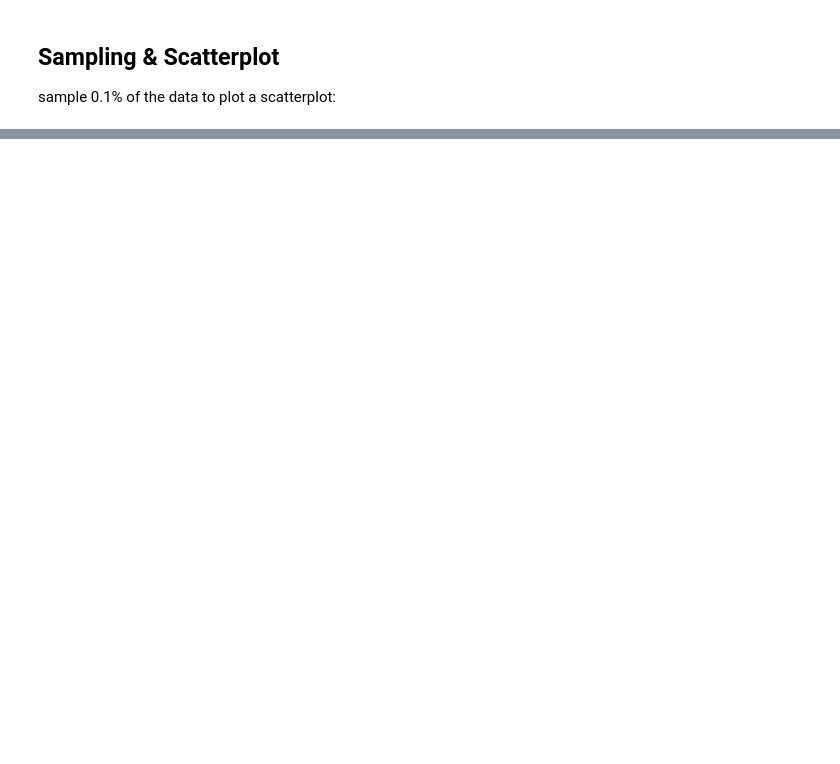
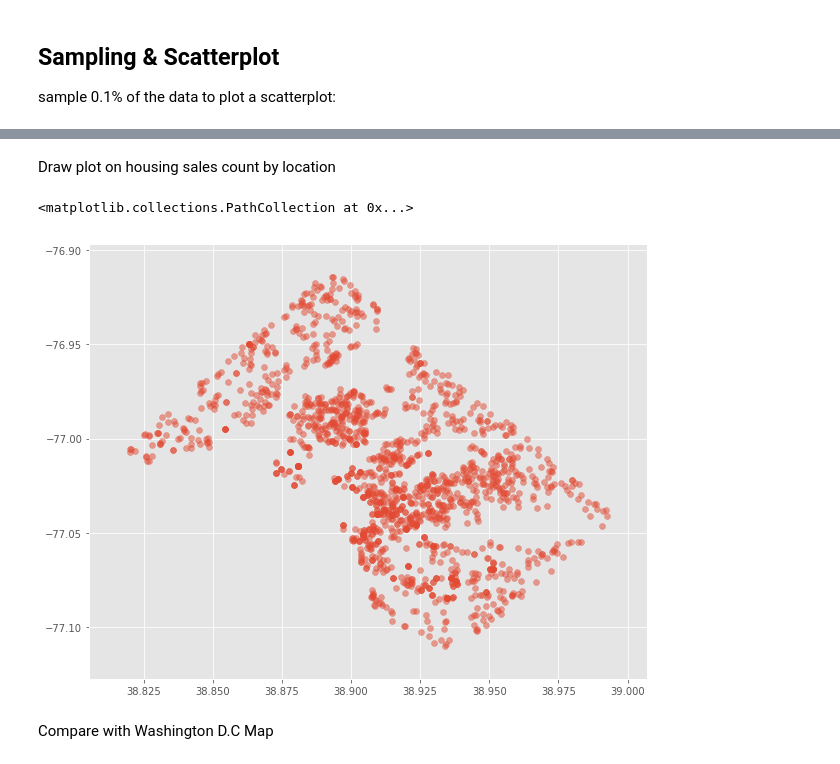
Before and after one commit to elieric/is843, a Jupyter notebook: assignment_1.ipynb, the cells around one changed output, grey strips where cells are left out. Saved outputs shown, nothing was run; the diff lists cells and outputs as text; code cells hidden in the pictures; blank space fills up the shorter version.

```diff
--- a/assignment_1.ipynb
+++ b/assignment_1.ipynb
@@ -218,7 +438,7 @@ df1[["total_sales_amount" ]].plot.bar().invert_xaxis()
 ## Sampling & Scatterplot
 sample 0.1% of the data to plot a scatterplot:
 # %%
-df_sample = df.sample(withReplacement = False, fraction = 0.001, seed = 8)
+df_sample = df.sample(withReplacement = False, fraction = 0.01, seed = 8)
 
 # Convert to Pandas
 py_df_sample = df_sample.toPandas()
@@ -227,5 +455,12 @@ py_df_sample.head()
+# %% [markdown]
+Draw plot on housing sales count by location
 # %%
 plt.figure(figsize=(10,8))
-plt.scatter(py_df_sample['X'], py_df_sample['Y'], alpha=0.05)
+plt.scatter(py_df_sample['LATITUDE'], py_df_sample['LONGITUDE'], alpha=0.5)
+# %% [output]
+<matplotlib.collections.PathCollection at 0x...>
+[figure, added]
+# %% [markdown]
+Compare with Washington D.C Map
 # %% [markdown]
 <img src="https://raw.githubusercontent.com/elieric/is843/master/DC-Ward-Public-Trans.jpg" width="300" align="left"/>
```
Also changed, not shown: parts of 25 cells of this notebook, 1 other file.
